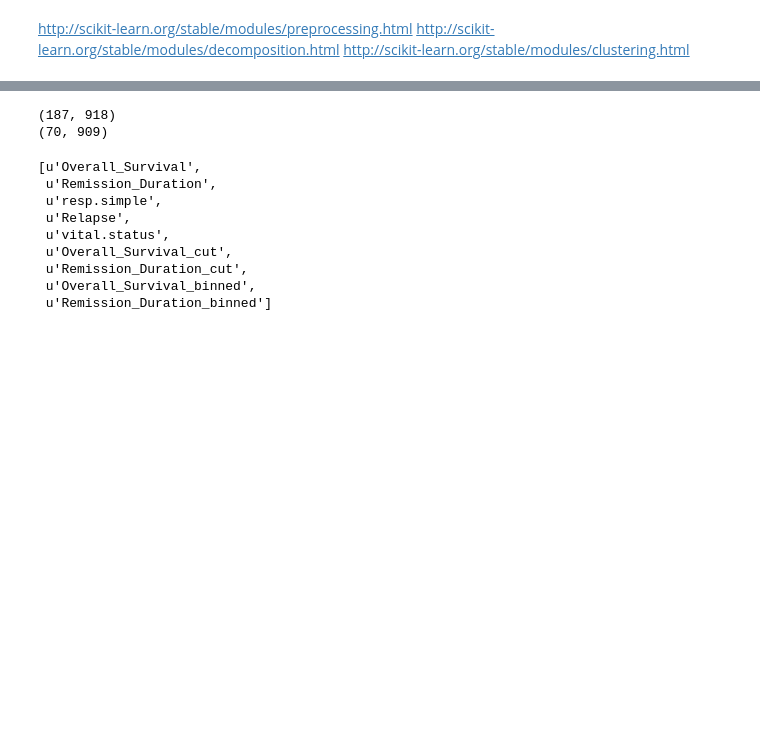
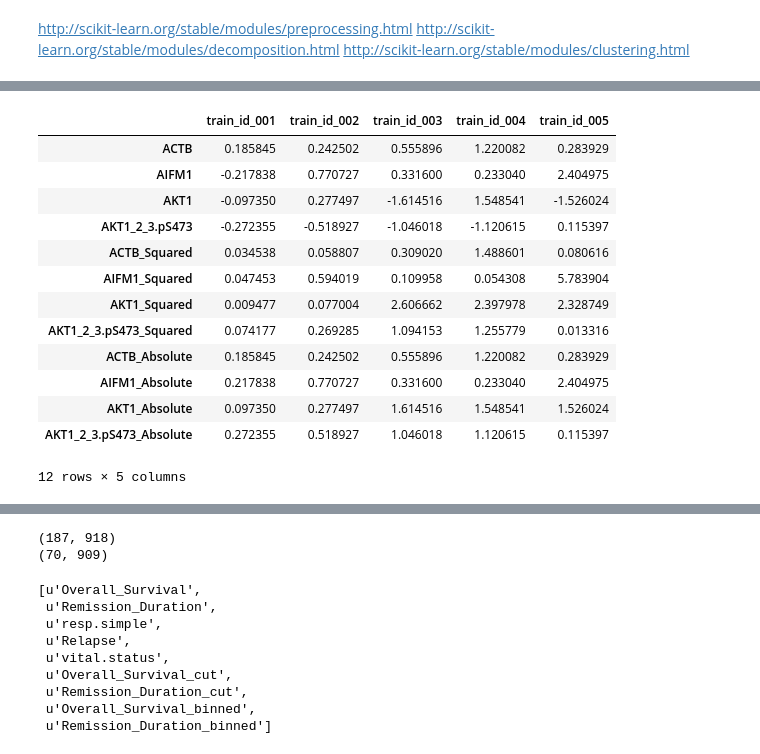
Before and after one commit to cabb99/IntroCompBio, a Jupyter notebook: PreProcessing.ipynb, the cells around one changed output, grey strips where cells are left out. Drawn from its saved outputs; the diff is of its cells as text; code cells hidden in the pictures; blank space fills up the shorter version.

```diff
--- a/PreProcessing.ipynb
+++ b/PreProcessing.ipynb
@@ -4,0 +122,34 @@ http://scikit-learn.org/stable/modules/clustering.html
+# %%
+def squared(Table):
+    #This function squares all the values on a table
+    D=[]
+    for i,var in enumerate(Table.keys()):
+        D+=[Table[var]**2]
+        D[i].name='%s_Squared'%var
+    return pandas.concat(D,axis=1)
+
+def absolute(Table):
+    #This function squares all the values on a table
+    D=[]
+    for i,var in enumerate(Table.keys()):
+        D+=[(Table[var]**2)**0.5]
+        D[i].name='%s_Absolute'%var
+    return pandas.concat(D,axis=1)
+
+#Example
+pandas.concat([Trial_data[Protein[:4]],squared(Trial_data[Protein[:4]]),absolute(Trial_data[Protein[:4]])],axis=1).T
+# %% [output]
+|  | train_id_001 | train_id_002 | train_id_003 | train_id_004 | train_id_005 |
+| ACTB | 0.185845 | 0.242502 | 0.555896 | 1.220082 | 0.283929 |
+| AIFM1 | -0.217838 | 0.770727 | 0.331600 | 0.233040 | 2.404975 |
+| AKT1 | -0.097350 | 0.277497 | -1.614516 | 1.548541 | -1.526024 |
+| AKT1_2_3.pS473 | -0.272355 | -0.518927 | -1.046018 | -1.120615 | 0.115397 |
+| ACTB_Squared | 0.034538 | 0.058807 | 0.309020 | 1.488601 | 0.080616 |
+| AIFM1_Squared | 0.047453 | 0.594019 | 0.109958 | 0.054308 | 5.783904 |
+| AKT1_Squared | 0.009477 | 0.077004 | 2.606662 | 2.397978 | 2.328749 |
+| AKT1_2_3.pS473_Squared | 0.074177 | 0.269285 | 1.094153 | 1.255779 | 0.013316 |
+| ACTB_Absolute | 0.185845 | 0.242502 | 0.555896 | 1.220082 | 0.283929 |
+| AIFM1_Absolute | 0.217838 | 0.770727 | 0.331600 | 0.233040 | 2.404975 |
+| AKT1_Absolute | 0.097350 | 0.277497 | 1.614516 | 1.548541 | 1.526024 |
+| AKT1_2_3.pS473_Absolute | 0.272355 | 0.518927 | 1.046018 | 1.120615 | 0.115397 |
+12 rows × 5 columns
```
Also changed, not shown: parts of 14 cells of this notebook.
